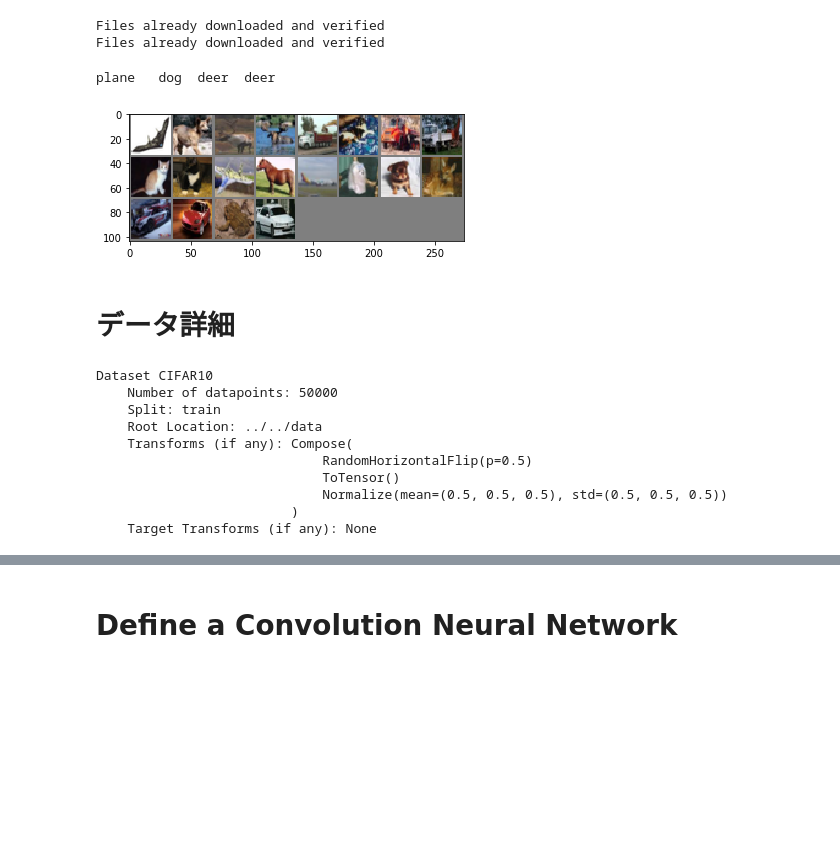
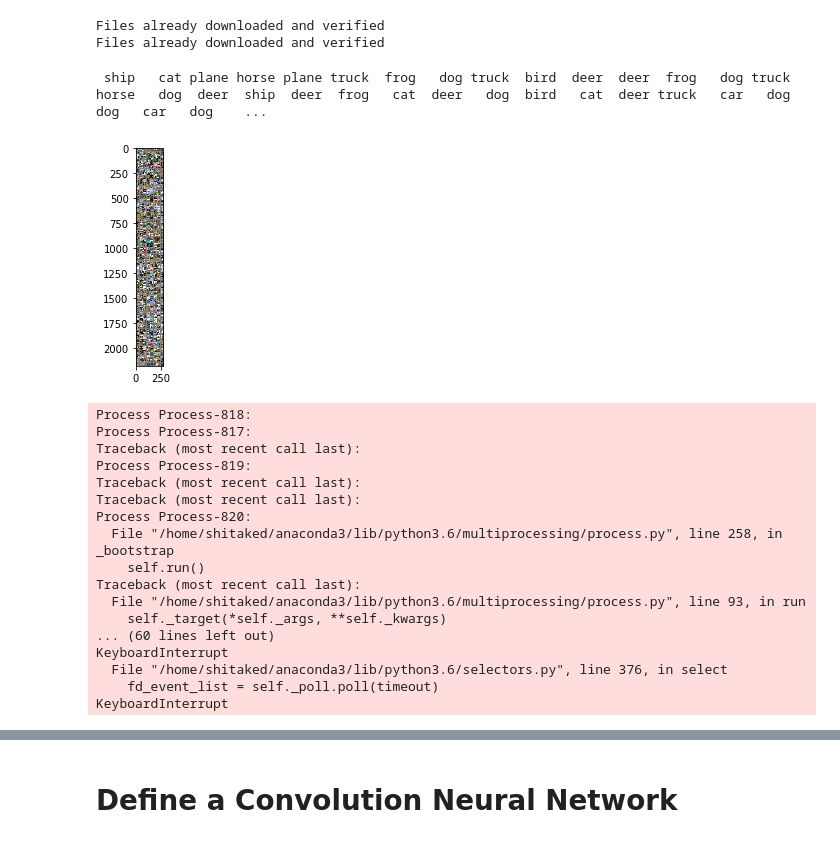
Before and after one commit to shitake/ml-sandbox, a Jupyter notebook: notebooks/PyTorch/tutorial_deep_learning_with_pytorch_a_60_minute_blitz_training_a_classifier_CIFAR-10/tutorial_deep_learning_with_pytorch_a_60_minute_blitz_training_a_classifier_CIFAR-10.ipynb, the cells around one changed output, grey strips where cells are left out. Drawn from its saved outputs; the diff is of its cells as text; code cells hidden in the pictures; blank space fills up the shorter version.

```diff
--- a/notebooks/PyTorch/tutorial_deep_learning_with_pytorch_a_60_minute_blitz_training_a_classifier_CIFAR-10/tutorial_deep_learning_with_pytorch_a_60_minute_blitz_training_a_classifier_CIFAR-10.ipynb
+++ b/notebooks/PyTorch/tutorial_deep_learning_with_pytorch_a_60_minute_blitz_training_a_classifier_CIFAR-10/tutorial_deep_learning_with_pytorch_a_60_minute_blitz_training_a_classifier_CIFAR-10.ipynb
@@ -53,27 +103,18 @@ Device:  cuda
 # %%
-trainset = torchvision.datasets.CIFAR10(root="../../data",
-                                                                       train=True,
-                                                                       download=True,
-                                                                       transform = transforms.Compose([
-                                                                           transforms.RandomHorizontalFlip(),
-                                                                           transforms.ToTensor(),
-                                                                           transforms.Normalize((0.5, 0.5, 0.5), (0.5, 0.5, 0.5))
-                                                                       ]))
-train_loader = torch.utils.data.DataLoader(trainset,
-                                                                           batch_size=batch_size,
-                                                                           shuffle=True,
-                                                                           num_workers=2)
+data_transforms = {
+    "train": transforms.Compose([
+        transforms.RandomHorizontalFlip(),
+        transforms.ToTensor(),
+        transforms.Normalize((0.5, 0.5, 0.5), (0.5, 0.5, 0.5))
+    ]),
+    "val": transforms.Compose([
+        transforms.ToTensor(),
+        transforms.Normalize((0.5, 0.5, 0.5), (0.5, 0.5, 0.5))
+    ])
+}
 
-testset = torchvision.datasets.CIFAR10(root="../../data",
-                                                                      train=False,
-                                                                      download=True,
-                                                                      transform = transforms.Compose([
-                                                                           transforms.ToTensor(),
-                                                                           transforms.Normalize((0.5, 0.5, 0.5), (0.5, 0.5, 0.5))
-                                                                       ]))
-test_loader = torch.utils.data.DataLoader(testset,
-                                                                          batch_size=test_batch_size,
-                                                                          shuffle=False)
+image_datasets, dataset_sizes = init_datasets(data_transforms)
+dataloaders = init_dataloaders(params["batch_size"], image_datasets)
 
 classes = (
     "plane",
@@ -93,29 +134,31 @@ Files already downloaded and verified
 # %%
 def imshow(img):
     img = img / 2 + 0.5  # unnormalize
     npimg = img.numpy()
     plt.imshow(np.transpose(npimg, (1, 2, 0)))
 
-dataiter = iter(train_loader)
+dataiter = iter(dataloaders[TRAIN])
 images, labels = dataiter.next()
 
 imshow(torchvision.utils.make_grid(images))
-print(" ".join("%5s" % classes[labels[j]] for j in range(4)))
+print(" ".join("%5s" % classes[labels[j]] for j in range(params["batch_size"])))
 # %% [output]
-plane   dog  deer  deer
+ ship   cat plane horse plane truck  frog   dog truck  bird  deer  deer  frog   dog truck horse   dog  deer  ship  deer  frog   cat  deer   dog  bird   cat  deer truck   car   dog   dog   car   dog    ...
-[figure, old version]
+[figure, new version]
+Process Process-818:
+Process Process-817:
+Traceback (most recent call last):
+Process Process-819:
+Traceback (most recent call last):
+Traceback (most recent call last):
+Process Process-820:
+  File "/home/shitaked/anaconda3/lib/python3.6/multiprocessing/process.py", line 258, in _bootstrap
+    self.run()
+Traceback (most recent call last):
+  File "/home/shitaked/anaconda3/lib/python3.6/multiprocessing/process.py", line 93, in run
+    self._target(*self._args, **self._kwargs)
+... (60 lines left out)
+KeyboardInterrupt
+  File "/home/shitaked/anaconda3/lib/python3.6/selectors.py", line 376, in select
+    fd_event_list = self._poll.poll(timeout)
+KeyboardInterrupt
-# %% [markdown]
-# データ詳細
-# %%
-trainset
-# %% [output]
-Dataset CIFAR10
-    Number of datapoints: 50000
-    Split: train
-    Root Location: ../../data
-    Transforms (if any): Compose(
-                             RandomHorizontalFlip(p=0.5)
-                             ToTensor()
-                             Normalize(mean=(0.5, 0.5, 0.5), std=(0.5, 0.5, 0.5))
-                         )
-    Target Transforms (if any): None
```
Also changed, not shown: parts of 41 cells of this notebook, 4 other files.
